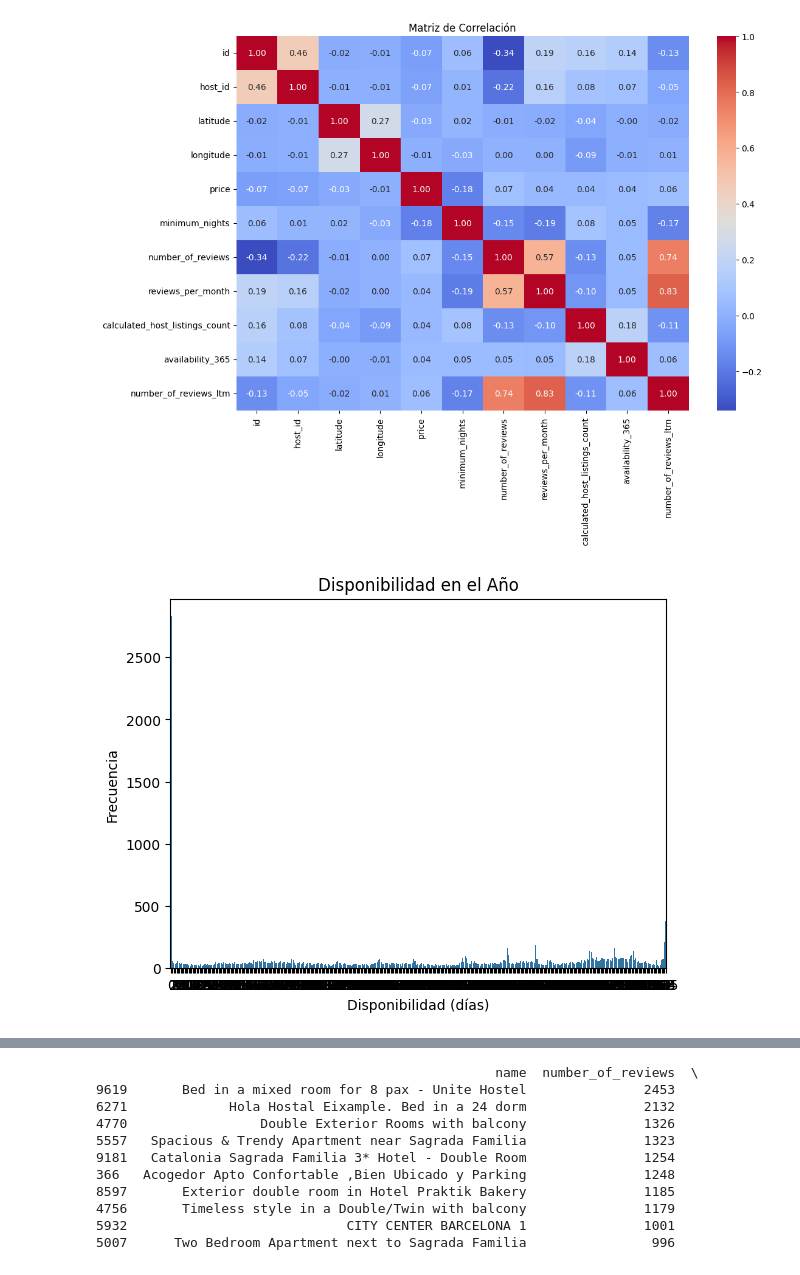
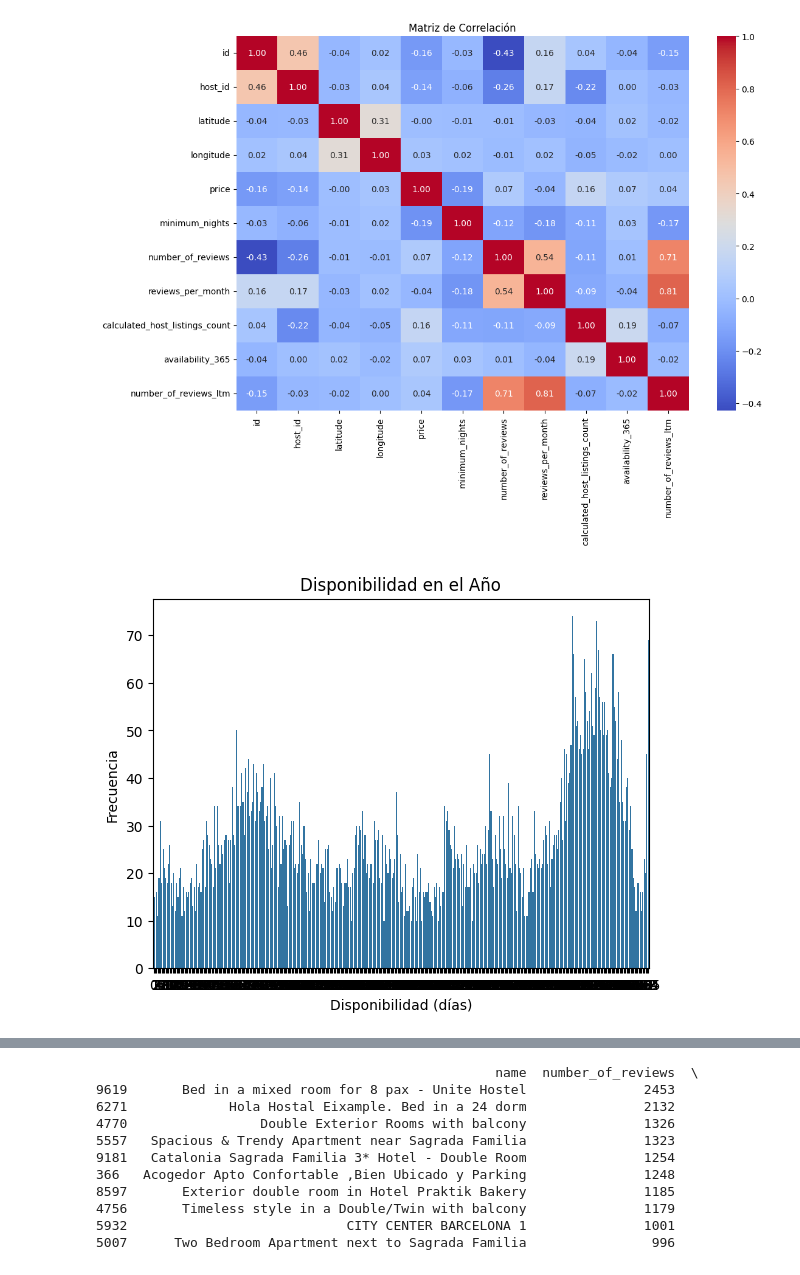
Before and after one commit to AlbrtttoTorres/DS_ONLINE_THEBRIDGE_ATC, a Jupyter notebook: Project_Break_EDA/BarnaSept24.ipynb, the cells around one changed output, grey strips where cells are left out. Cells and saved outputs as stored; diff of their text form; code cells hidden in the pictures.

```diff
--- a/Project_Break_EDA/BarnaSept24.ipynb
+++ b/Project_Break_EDA/BarnaSept24.ipynb
@@ -10,6 +10,10 @@ df_BarcelonaSept24 = pd.read_csv(r'C:\Users\alber\Downloads\listingsB06Sep24.csv
 print(df_BarcelonaSept24.info())
 print(df_BarcelonaSept24.describe())
 print(df_BarcelonaSept24.head())
+
+# Eliminar los nulos de las columnas
+df_BarcelonaSept24 = df_BarcelonaSept24.dropna()
+
 
 # 2. Verificar valores nulos
 print(df_BarcelonaSept24.isnull().sum())
@@ -100,5 +104,5 @@ Name: price, dtype: float64
-[figure, old version]
+[figure, new version]
-[figure, old version]
+[figure, new version]
 # %%
 # Distribución de las propiedades por tipo de habitación
 plt.figure(figsize=(10, 6))
```
Also changed, not shown: parts of 10 cells of this notebook, 14 other files.
